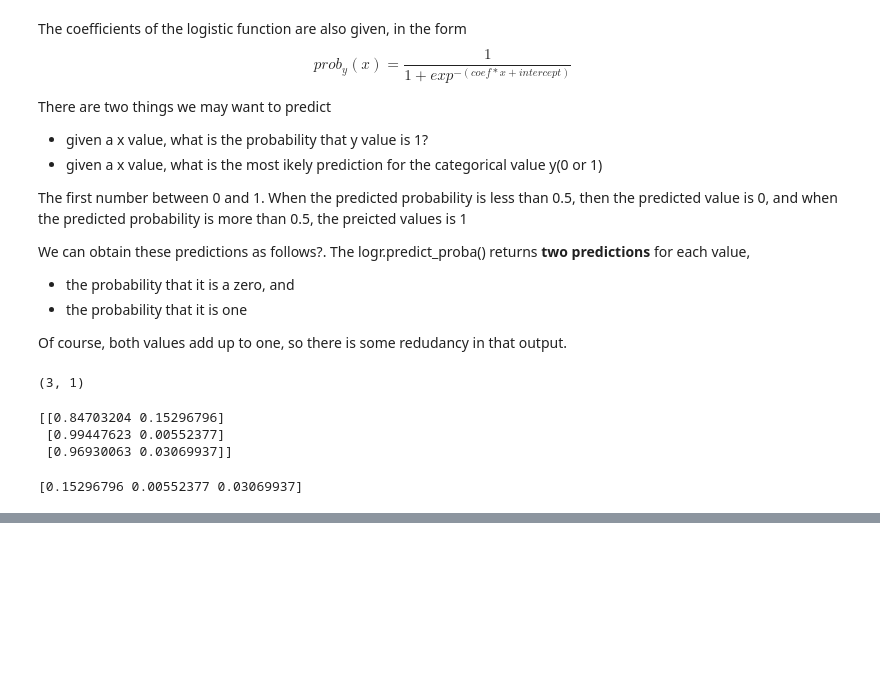
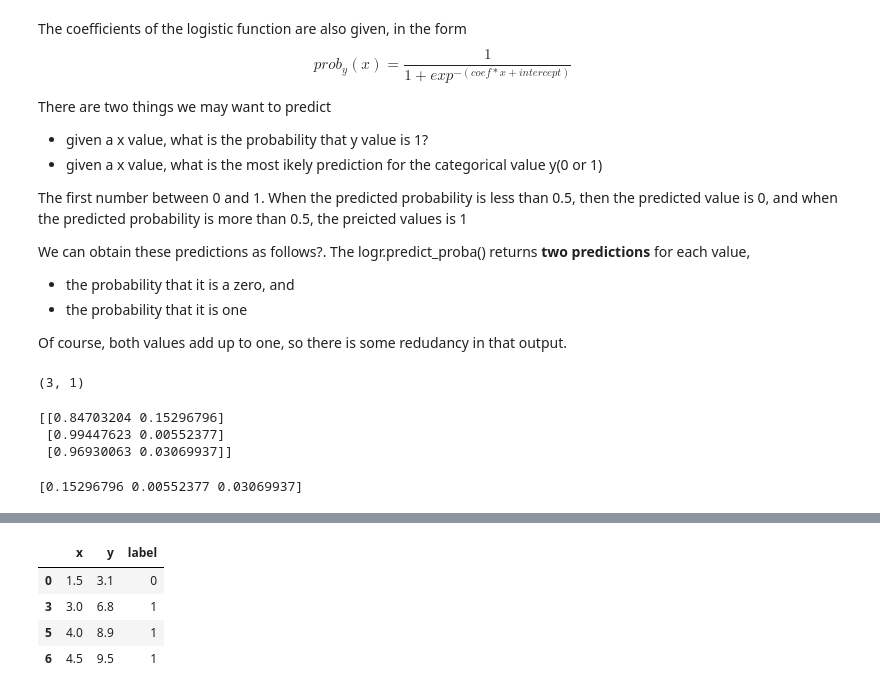
Before and after one commit to AkanchhaChoudhary/MSc-Data_Management_and_Business_Analytics, a Jupyter notebook: Second_Trimester/4. Classification/LogisticRegression_Practice.ipynb, the cells around one changed output, grey strips where cells are left out. Saved outputs shown, nothing was run; the diff lists cells and outputs as text; code cells hidden in the pictures; blank space fills up the shorter version.

```diff
--- a/Second_Trimester/4. Classification/LogisticRegression_Practice.ipynb
+++ b/Second_Trimester/4. Classification/LogisticRegression_Practice.ipynb
@@ -81,0 +102,10 @@ print(proba_predict_1)
+# %%
+# what happens when we have more dimension
+df2 = pd.read_csv('logitic2d.csv', sep=',')
+df2.sample(4)
+# %% [output]
+|  | x | y | label |
+| 0 | 1.5 | 3.1 | 0 |
+| 3 | 3.0 | 6.8 | 1 |
+| 5 | 4.0 | 8.9 | 1 |
+| 6 | 4.5 | 9.5 | 1 |
```
Also changed, not shown: parts of 9 cells of this notebook, 2 other files.
